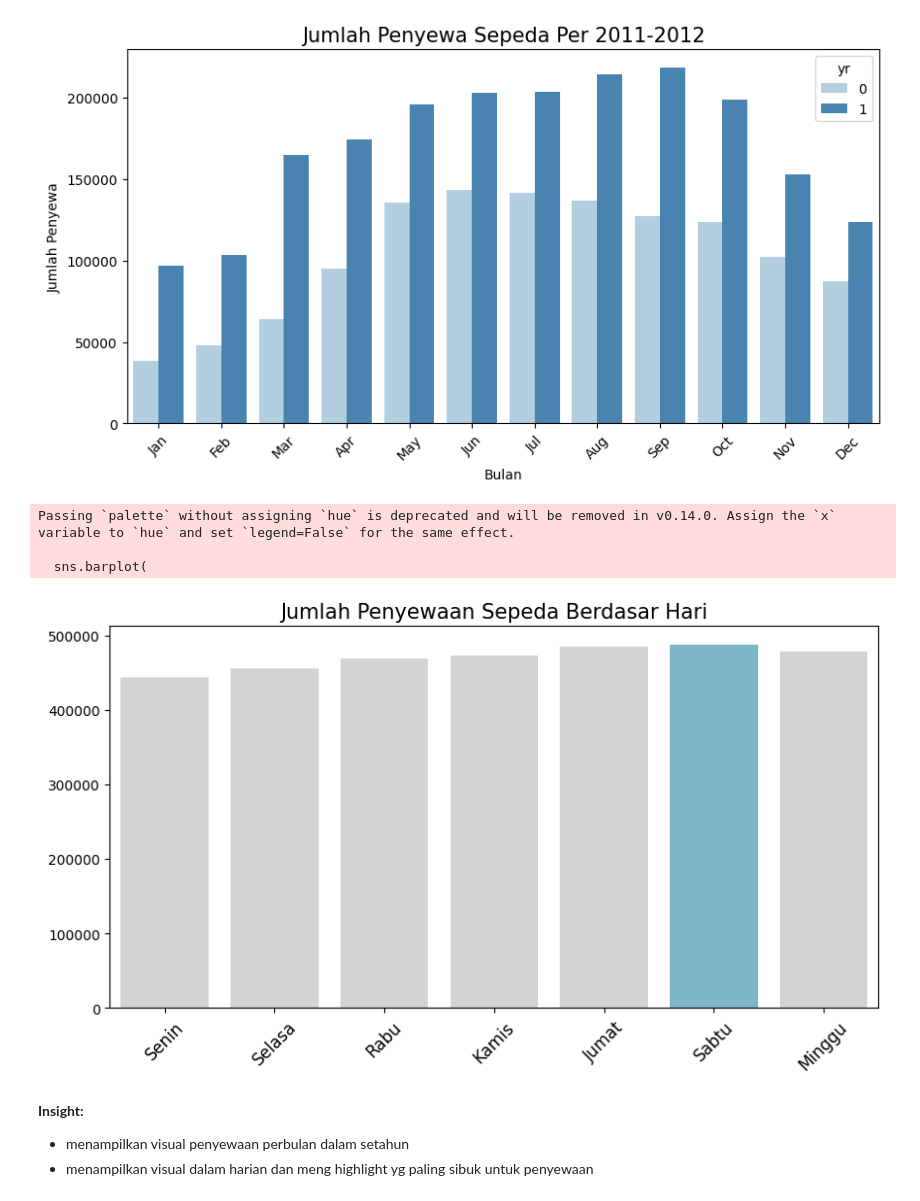
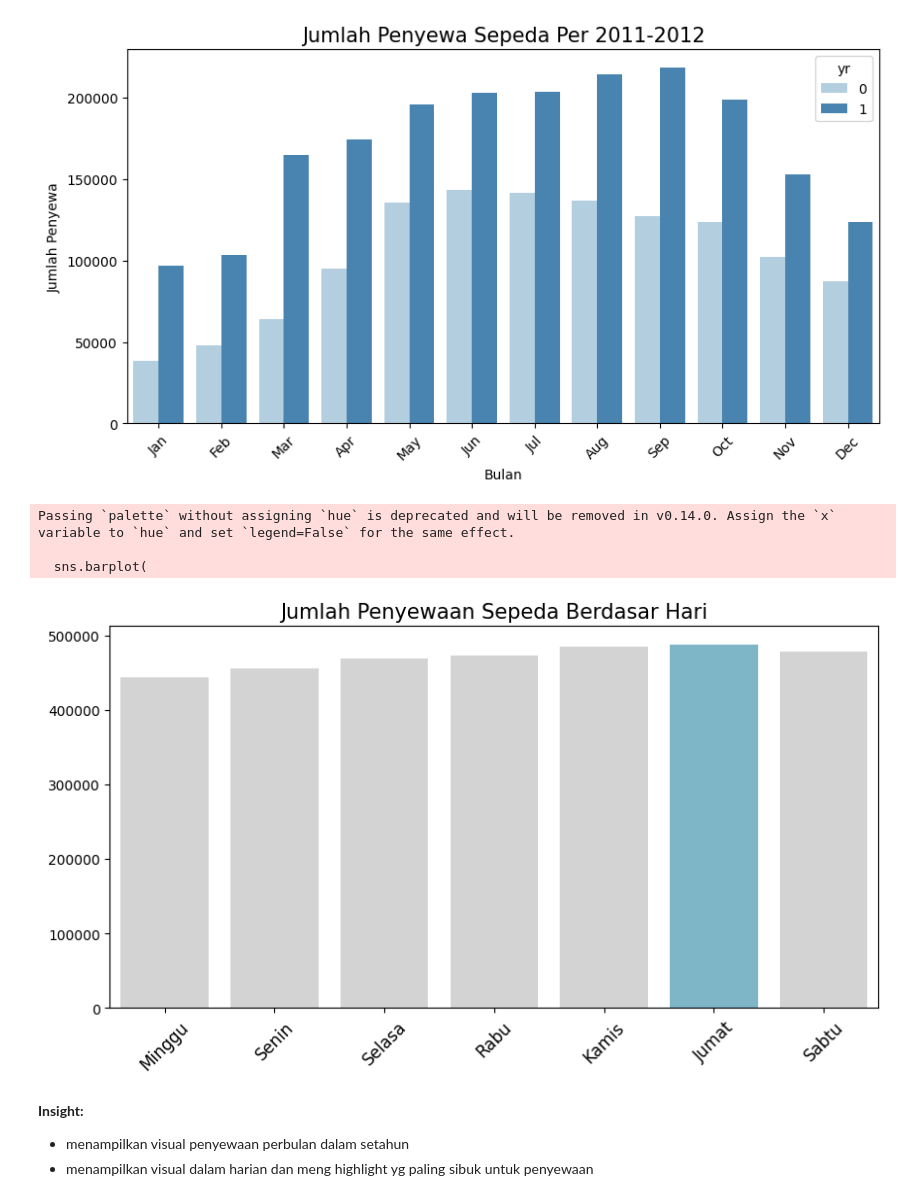
Before and after one commit to masrigaa/TugasAkhirAnalisisData, a Jupyter notebook: Copy_of_Proyek_Analisis_Data.ipynb, the cells around one changed output. Saved outputs shown, nothing was run; the diff lists cells and outputs as text; code cells hidden in the pictures.

```diff
--- a/Copy_of_Proyek_Analisis_Data.ipynb
+++ b/Copy_of_Proyek_Analisis_Data.ipynb
@@ -343,27 +343,27 @@ plt.show()
 # %%
 weekly = day_df.groupby(by="weekday").agg({
     "instant": "nunique",
     "cnt": "sum"
 })
 colors = ["#D3D3D3", "#D3D3D3", "#D3D3D3", "#D3D3D3", "#D3D3D3", "#72BCD4", "#D3D3D3"]
 plt.figure(figsize=(10, 5))
 sns.barplot(
     x=weekly.index,
     y="cnt",
     data=weekly,
     palette=colors
 )
 plt.title("Jumlah Penyewaan Sepeda Berdasar Hari", loc="center", fontsize=15)
 plt.ylabel(None)
 plt.xlabel(None)
 plt.tick_params(axis='x', labelsize=12)
-plt.xticks(ticks=range(7), labels=["Senin", "Selasa", "Rabu", "Kamis", "Jumat", "Sabtu", "Minggu"], rotation=45)
+plt.xticks(ticks=range(7), labels=["Minggu", "Senin", "Selasa", "Rabu", "Kamis", "Jumat", "Sabtu"], rotation=45)
 plt.show()
 # %% [output]
 Passing `palette` without assigning `hue` is deprecated and will be removed in v0.14.0. Assign the `x` variable to `hue` and set `legend=False` for the same effect.
 
   sns.barplot(
-[figure, old version]
+[figure, new version]
 # %% [markdown]
 **Insight:**
 - menampilkan visual penyewaan perbulan dalam setahun
```
Also changed, not shown: parts of 4 cells of this notebook, 2 other files.
